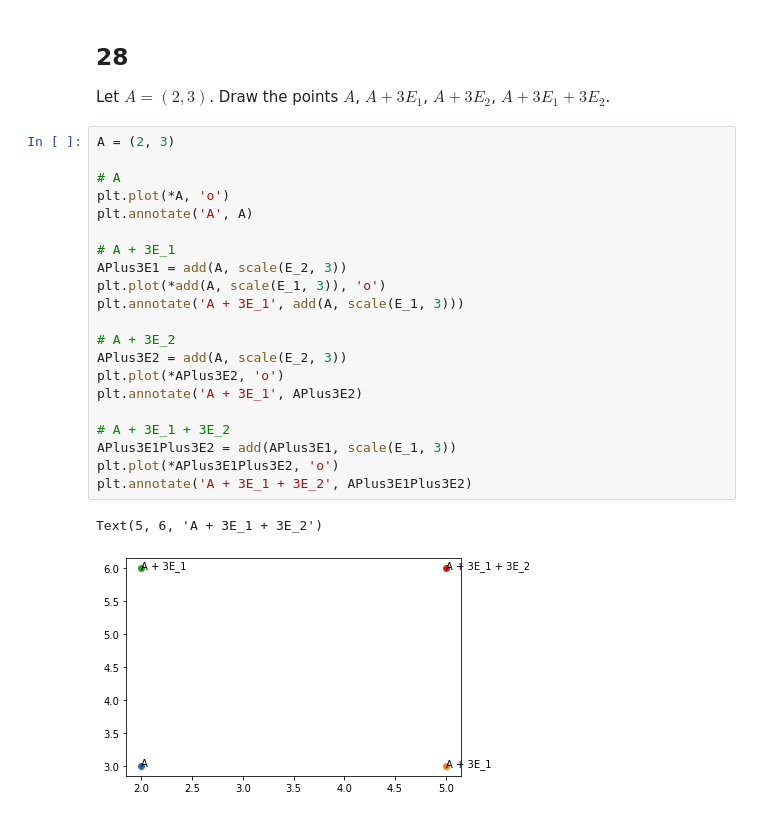
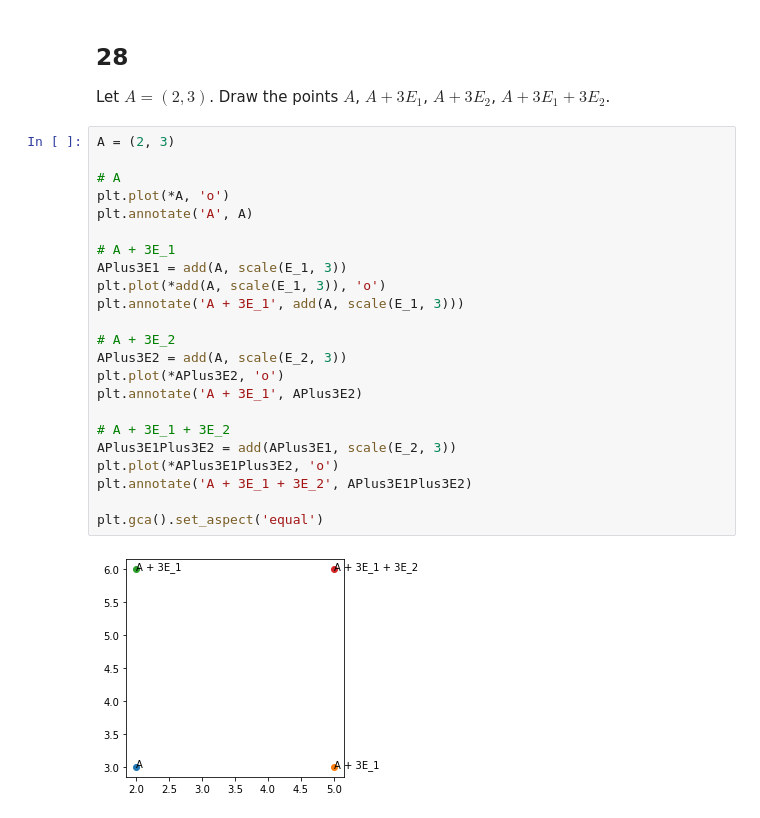
Before and after one commit to zackads/basic-mathematics, a Jupyter notebook: chapter-9/2-addition-subtraction-and-parallelogram-law.ipynb, the cells around one changed output. Drawn from its saved outputs; the diff is of its cells as text.

```diff
--- a/chapter-9/2-addition-subtraction-and-parallelogram-law.ipynb
+++ b/chapter-9/2-addition-subtraction-and-parallelogram-law.ipynb
@@ -781,24 +781,25 @@ Let $A = (2, 3)$.  Draw the points $A$, $A + 3E_1$, $A + 3E_2$, $A + 3E_1 + 3E_2
 # %%
 A = (2, 3)
 
 # A
 plt.plot(*A, 'o')
 plt.annotate('A', A)
 
 # A + 3E_1
-APlus3E1 = add(A, scale(E_2, 3))
+APlus3E1 = add(A, scale(E_1, 3))
 plt.plot(*add(A, scale(E_1, 3)), 'o')
 plt.annotate('A + 3E_1', add(A, scale(E_1, 3)))
 
 # A + 3E_2
 APlus3E2 = add(A, scale(E_2, 3))
 plt.plot(*APlus3E2, 'o')
 plt.annotate('A + 3E_1', APlus3E2)
 
 # A + 3E_1 + 3E_2
-APlus3E1Plus3E2 = add(APlus3E1, scale(E_1, 3))
+APlus3E1Plus3E2 = add(APlus3E1, scale(E_2, 3))
 plt.plot(*APlus3E1Plus3E2, 'o')
 plt.annotate('A + 3E_1 + 3E_2', APlus3E1Plus3E2)
+
+plt.gca().set_aspect('equal')
 # %% [output]
-Text(5, 6, 'A + 3E_1 + 3E_2')
-[figure, old version]
+[figure, new version]
```
Also changed, not shown: parts of 2 cells of this notebook.
